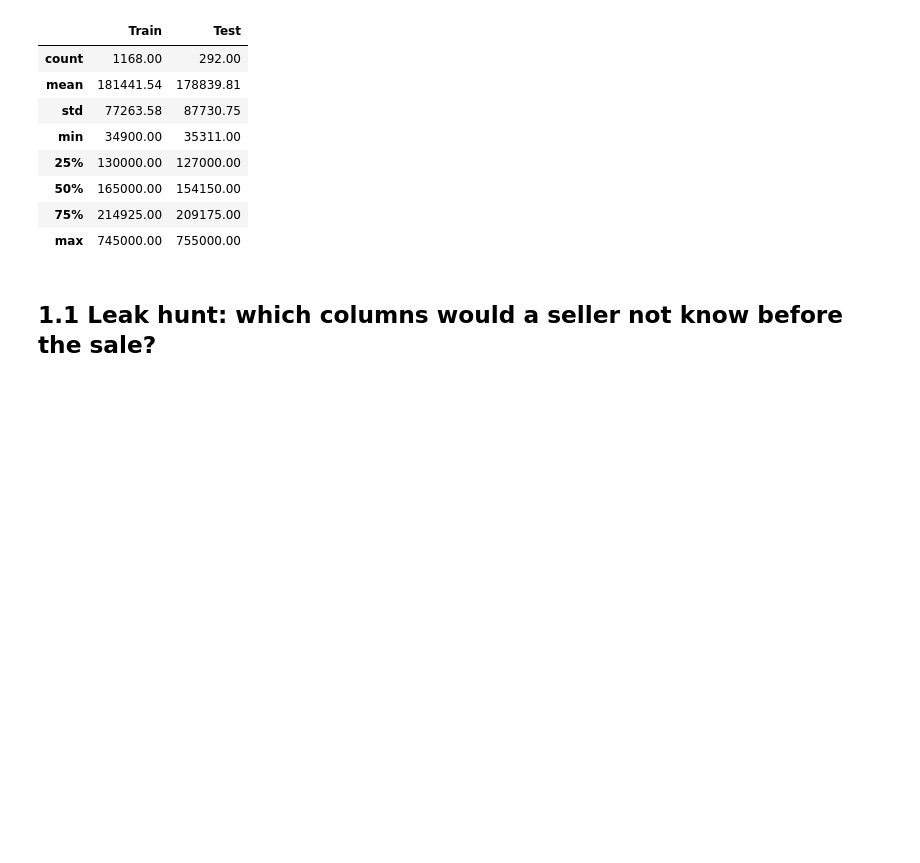
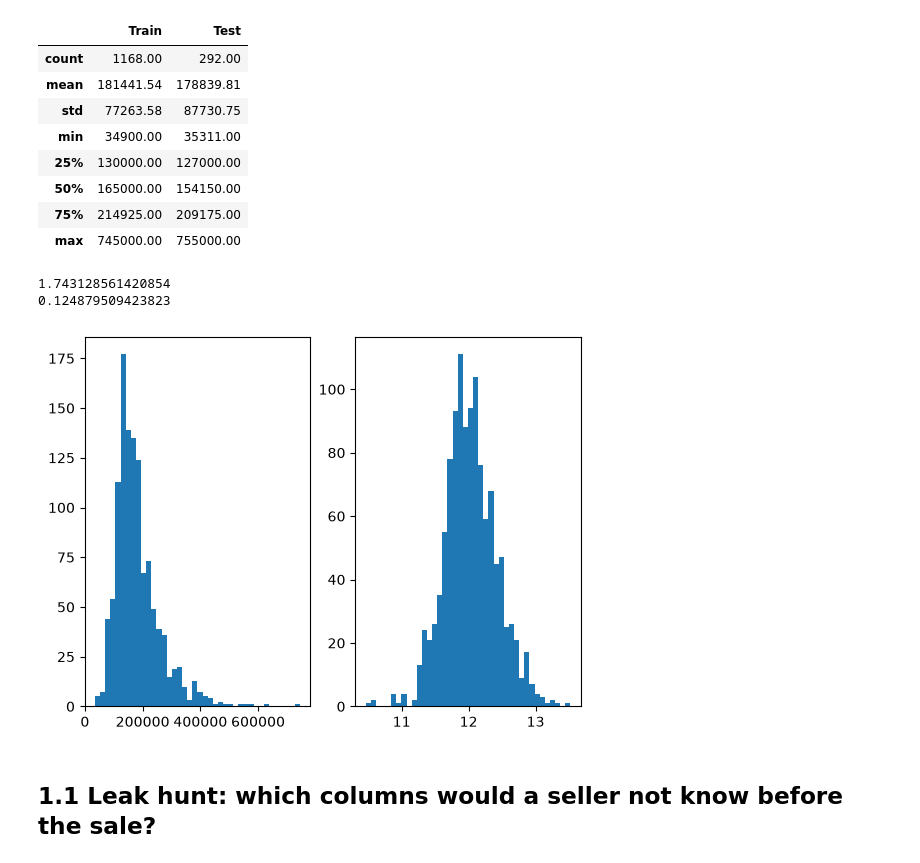
Before and after one commit to Rajneeshjas-ind/ML_Practice, a Jupyter notebook: ames-regression/01_ml_eda.ipynb, the cells around one changed output. Cells and saved outputs as stored; diff of their text form; code cells hidden in the pictures; blank space fills up the shorter version.

Commit message:
Ames: ML EDA 1.3, target skew and log transform

```diff
--- a/ames-regression/01_ml_eda.ipynb
+++ b/ames-regression/01_ml_eda.ipynb
@@ -197,6 +197,19 @@ display(Summary_y.style.format("{:.2f}"))
 | 50% | 165000.00 | 154150.00 |
 | 75% | 214925.00 | 209175.00 |
 | max | 745000.00 | 755000.00 |
+# %%
+import numpy as np
+import matplotlib.pyplot as plt
+print(y_train.skew())                    # → ≈ 1.9
+print(np.log(y_train).skew())            # → ≈ 0.1
+fig, ax = plt.subplots(1, 2)             # two panels
+ax[0].hist(y_train, bins=40)             # raw: long right tail
+ax[1].hist(np.log(y_train), bins=40)
+plt.show()    # log: bell-shaped
+# %% [output]
+1.743128561420854
+0.124879509423823
+[figure, added]
 # %% [markdown]
 ## 1.1 Leak hunt: which columns would a seller not know before the sale?
 # %% [markdown]
```
